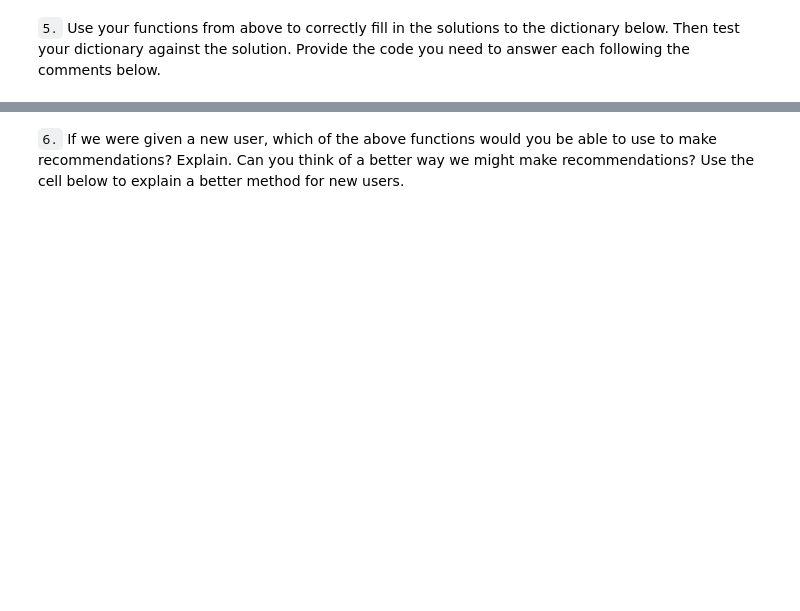
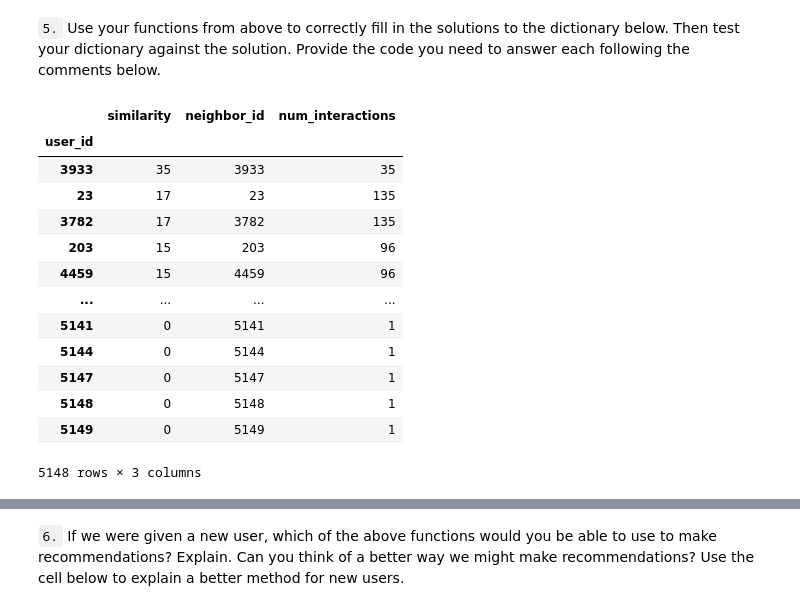
Before and after one commit to Duella12345/ibm_recommender, a Jupyter notebook: Recommendations_with_IBM.ipynb, the cells around one changed output, grey strips where cells are left out. Drawn from its saved outputs; the diff is of its cells as text; code cells hidden in the pictures; blank space fills up the shorter version.

```diff
--- a/Recommendations_with_IBM.ipynb
+++ b/Recommendations_with_IBM.ipynb
@@ -510,2 +650,19 @@ print(rec_names)
 # %% [markdown]
 `5.` Use your functions from above to correctly fill in the solutions to the dictionary below.  Then test your dictionary against the solution.  Provide the code you need to answer each following the comments below.
+# %%
+get_top_sorted_users(1)
+# %% [output]
+|  | similarity | neighbor_id | num_interactions |
+| user_id |  |  |  |
+| 3933 | 35 | 3933 | 35 |
+| 23 | 17 | 23 | 135 |
+| 3782 | 17 | 3782 | 135 |
+| 203 | 15 | 203 | 96 |
+| 4459 | 15 | 4459 | 96 |
+| ... | ... | ... | ... |
+| 5141 | 0 | 5141 | 1 |
+| 5144 | 0 | 5144 | 1 |
+| 5147 | 0 | 5147 | 1 |
+| 5148 | 0 | 5148 | 1 |
+| 5149 | 0 | 5149 | 1 |
+5148 rows × 3 columns
```
Also changed, not shown: parts of 26 cells of this notebook.
